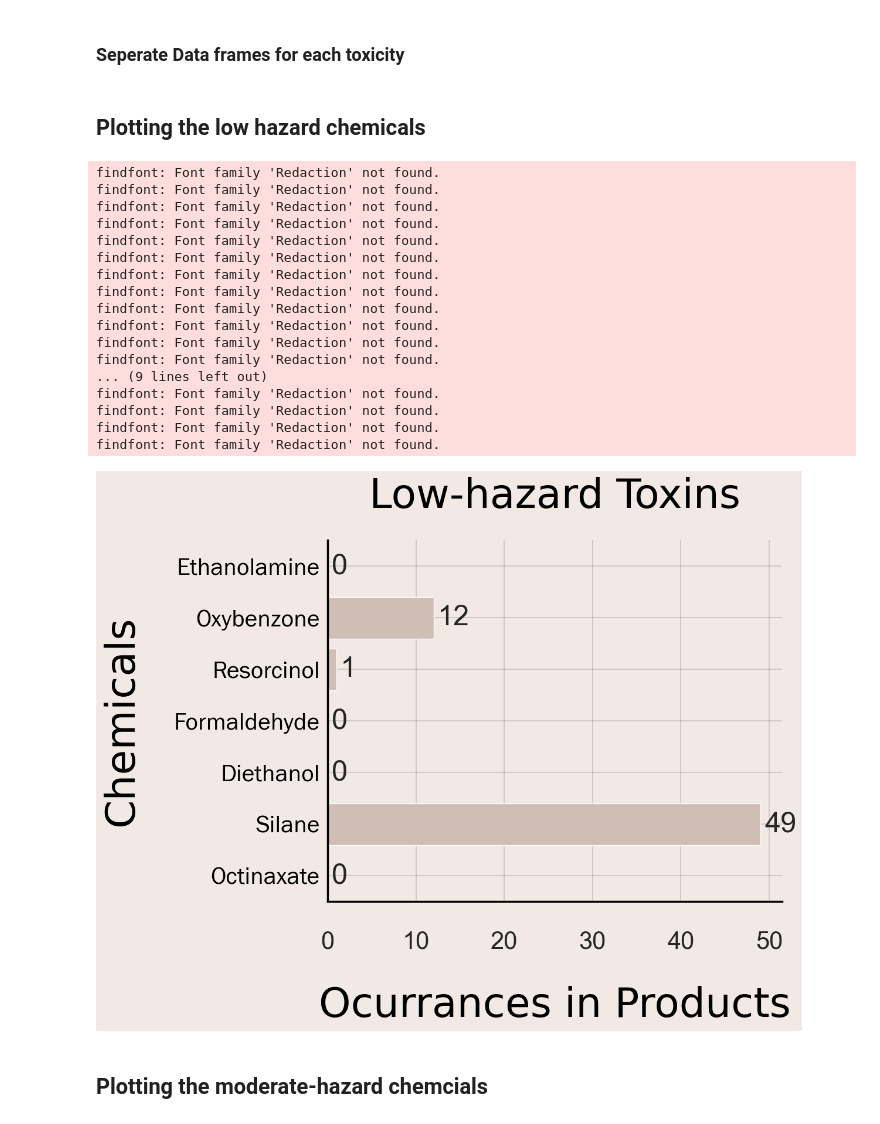
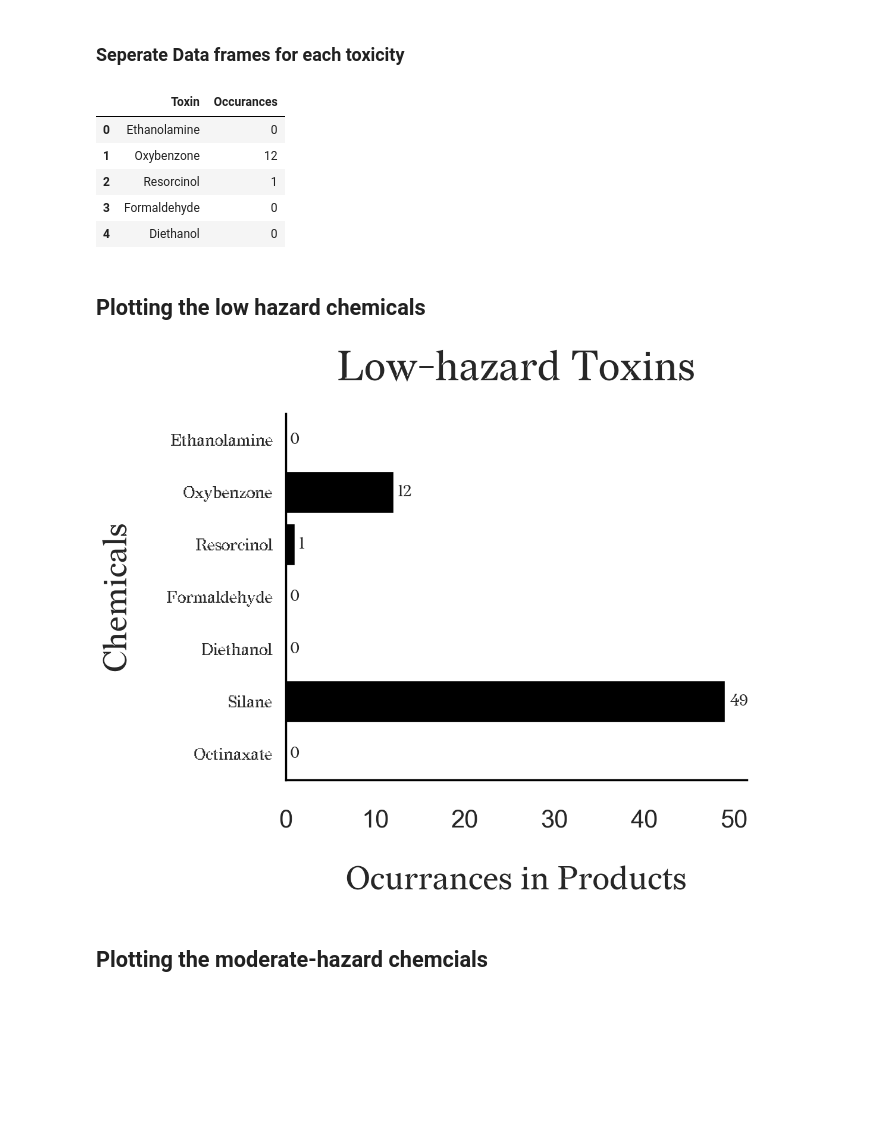
Before and after one commit to mahakanakala/toxins, a Jupyter notebook: notebooks/data_visuals.ipynb, the cells around one changed output. Drawn from its saved outputs; the diff is of its cells as text; code cells hidden in the pictures; blank space fills up the shorter version.

Commit message:
add UI styling to all static visuals

```diff
--- a/notebooks/data_visuals.ipynb
+++ b/notebooks/data_visuals.ipynb
@@ -67,11 +67,14 @@ useful links:
 
 Redaction
 # %%
+
+import matplotlib
 import matplotlib.pyplot as plt
 font_paths = {
     "Redaction": '../src/fonts/redaction-cufonfonts/Redaction-mL8P5.otf',
     "Redaction_Italics" : '../src/fonts/redaction-cufonfonts/Redaction50Italic-2ODWo.otf',
     "Redaction_Bold" : '../src/fonts/redaction-cufonfonts/Redaction50Bold-vmXRL.otf',
+    "Redaction_Blur": "../src/fonts/redaction-cufonfonts/Redaction50-8Mg4n.otf",
     "Playfair_Display" : '../src/fonts/PlayfairDisplay-Regular.ttf'
 }
 
@@ -329,68 +332,59 @@ for df_name, (hazard_list, occurrences_list) in dfs.items():
         'Occurances': occurrences_list
     })
     globals()[df_name] = df
+
+low_df.head()
+# %% [output]
+|  | Toxin | Occurances |
+| 0 | Ethanolamine | 0 |
+| 1 | Oxybenzone | 12 |
+| 2 | Resorcinol | 1 |
+| 3 | Formaldehyde | 0 |
+| 4 | Diethanol | 0 |
 # %% [markdown]
 ## Plotting the low hazard chemicals
 # %%
-sns.set(rc={'axes.facecolor':'#F2E9E4', 'figure.facecolor':'#F2E9E4'})
+sns.set(rc={'axes.facecolor':'#FFFFFF', 'figure.facecolor':'#FFFFFF'})
 ax = sns.barplot(x= low_df['Occurances'],
                 y=low_df['Toxin'],
                 data=low_df,
-                color='#D5BDAF',
+                color='#000000',
                 )
 
-ax.set_title('Low-hazard Toxins', fontdict=title_font, pad=40)
+ax.set_title('Low-hazard Toxins', fontproperties=get_font_prop('Redaction'), pad=40, fontsize=50)
 
 tick_spacing = 10
 ax.xaxis.set_major_locator(ticker.MultipleLocator(tick_spacing))
 
-sns.set(rc={'figure.figsize':(20,8)})
-ax.set_xlabel("Ocurrances in Products", fontdict=title_font, labelpad=40)
+sns.set(rc={'figure.figsize':(10,10)})
+ax.set_xlabel("Ocurrances in Products", fontproperties=get_font_prop('Redaction'), labelpad=40, fontsize= 40)
 # ax.set_xticklabels(ax.get_xticklabels(), size =20)
 
-ax.set_ylabel("Chemicals", fontdict= title_font, labelpad=40)
-ax.set_yticklabels(ax.get_yticklabels(), size=25, fontdict=opt_font)
+ax.set_ylabel("Chemicals", fontproperties=get_font_prop('Redaction'),fontsize = 40, labelpad=40)
+ax.set_yticklabels(ax.get_yticklabels(), size=25, fontproperties=get_font_prop('Redaction_Blur'))
 #plt.text(50, 1, 'allergens, harmful to the environment, cause irritation', fontdict = opt_font)
 
-ax.bar_label(ax.containers[0], size = 35, padding= 5) # shows the number of exact occurances on each bar
-
-sns.set(rc={'axes.facecolor':'#F2E9E4', 'figure.facecolor':'#F2E9E4'})
+ax.bar_label(ax.containers[0], size = 20, padding= 5, fontproperties=get_font_prop('Redaction')) # shows the number of exact occurances on each bar
 
 #styling the spines
 for spine in ['bottom', 'left']:
     ax.spines[spine].set_color('0')
     ax.spines[spine].set_linewidth(2.5)
+# Turns off grid on the left Axis.
 
-ax.grid(False)
-
+# Turns off grid on the secondary (right) Axis.
+ax.xaxis.grid(False)
+ax.yaxis.grid(True)
 for spine in ['top', 'right']:
     ax.spines[spine].set_visible(False)
 
-ax.tick_params(axis='y', labelsize=30)
+ax.tick_params(axis='y', labelsize=20, pad=10)
 ax.tick_params(axis='x', labelsize=30, pad=30)
 
-ax.grid(b=True, which='major', color='black', linewidth=0.2)
-
+# ax.grid(b=True, which='major', color='black', linewidth=0.2)
 plt.savefig("../reports/figures/low_hazard_toxins.png", bbox_inches='tight')
 # %% [output]
-findfont: Font family 'Redaction' not found.
-findfont: Font family 'Redaction' not found.
-findfont: Font family 'Redaction' not found.
-findfont: Font family 'Redaction' not found.
-findfont: Font family 'Redaction' not found.
-findfont: Font family 'Redaction' not found.
-findfont: Font family 'Redaction' not found.
-findfont: Font family 'Redaction' not found.
-findfont: Font family 'Redaction' not found.
-findfont: Font family 'Redaction' not found.
-findfont: Font family 'Redaction' not found.
-findfont: Font family 'Redaction' not found.
-... (9 lines left out)
-findfont: Font family 'Redaction' not found.
-findfont: Font family 'Redaction' not found.
-findfont: Font family 'Redaction' not found.
-findfont: Font family 'Redaction' not found.
-[figure, old version]
+[figure, new version]
 # %% [markdown]
 ## Plotting the moderate-hazard chemcials
 # %%
```
Also changed, not shown: parts of 8 cells of this notebook, 9 other files.
